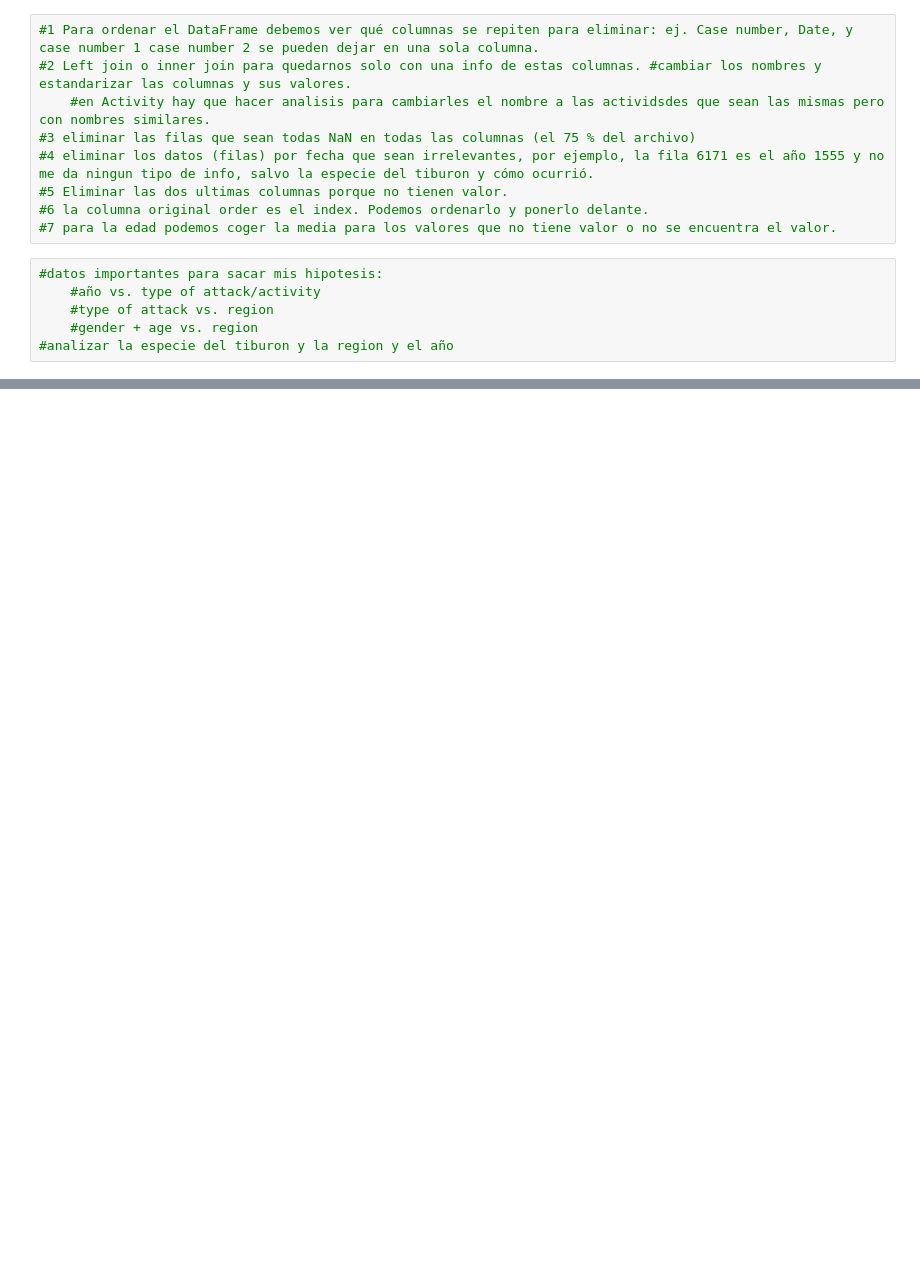
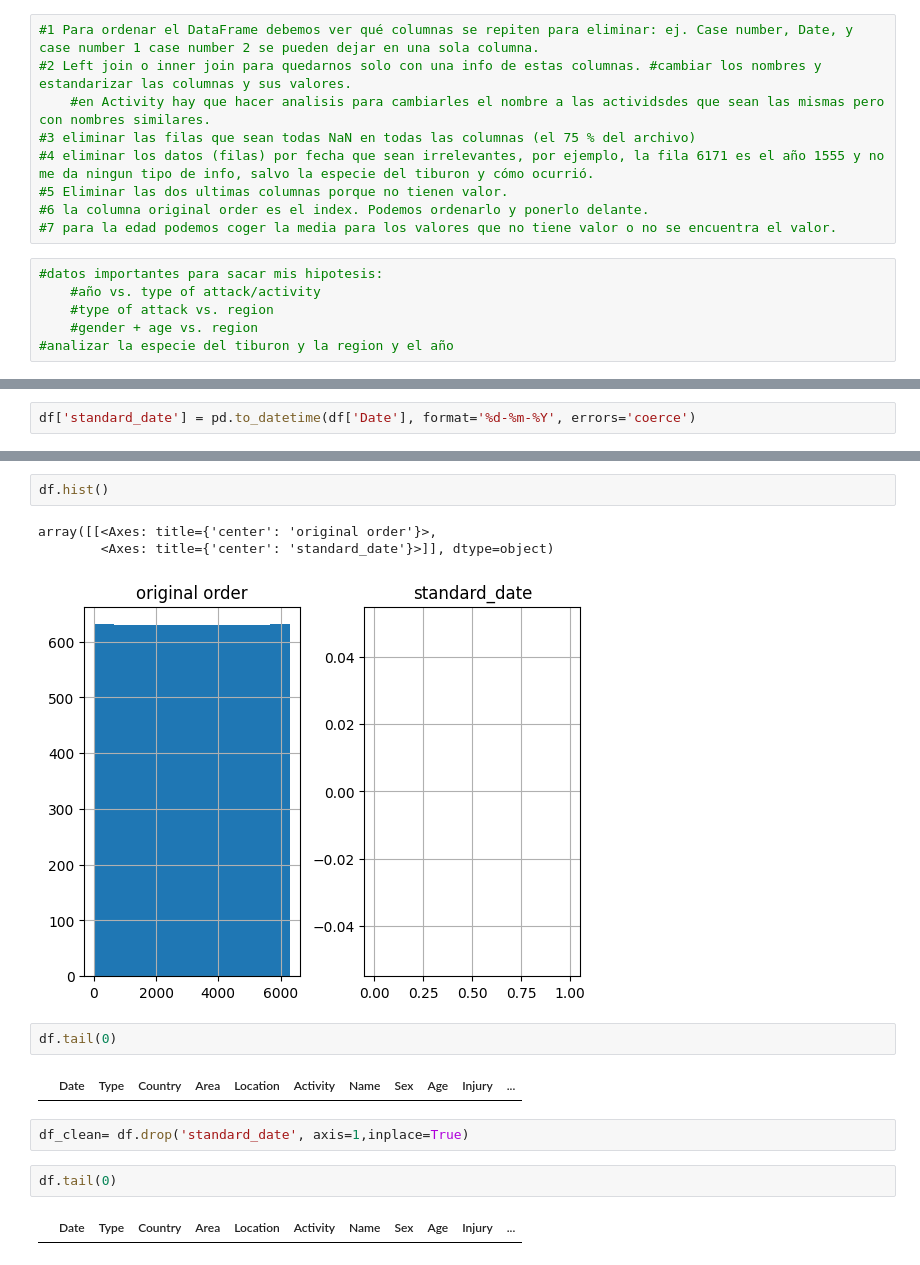
Before and after one commit to inesmarina8/proyect1_shark_attack, a Jupyter notebook: Shark_attacks_inesmarina.ipynb, the cells around one changed output, grey strips where cells are left out. Drawn from its saved outputs; the diff is of its cells as text; blank space fills up the shorter version.

```diff
--- a/Shark_attacks_inesmarina.ipynb
+++ b/Shark_attacks_inesmarina.ipynb
@@ -71,0 +345,2 @@ df.sample(10)
+# %%
+df['standard_date'] = pd.to_datetime(df['Date'], format='%d-%m-%Y', errors='coerce')
@@ -71,0 +387,16 @@ df.sample(10)
+# %%
+df.hist()
+# %% [output]
+array([[<Axes: title={'center': 'original order'}>,
+        <Axes: title={'center': 'standard_date'}>]], dtype=object)
+[figure, added]
+# %%
+df.tail(0)
+# %% [output]
+|  | Date | Type | Country | Area | Location | Activity | Name | Sex | Age | Injury | ... |
+# %%
+df_clean= df.drop('standard_date', axis=1,inplace=True)
+# %%
+df.tail(0)
+# %% [output]
+|  | Date | Type | Country | Area | Location | Activity | Name | Sex | Age | Injury | ... |
```
Also changed, not shown: parts of 72 cells of this notebook.
